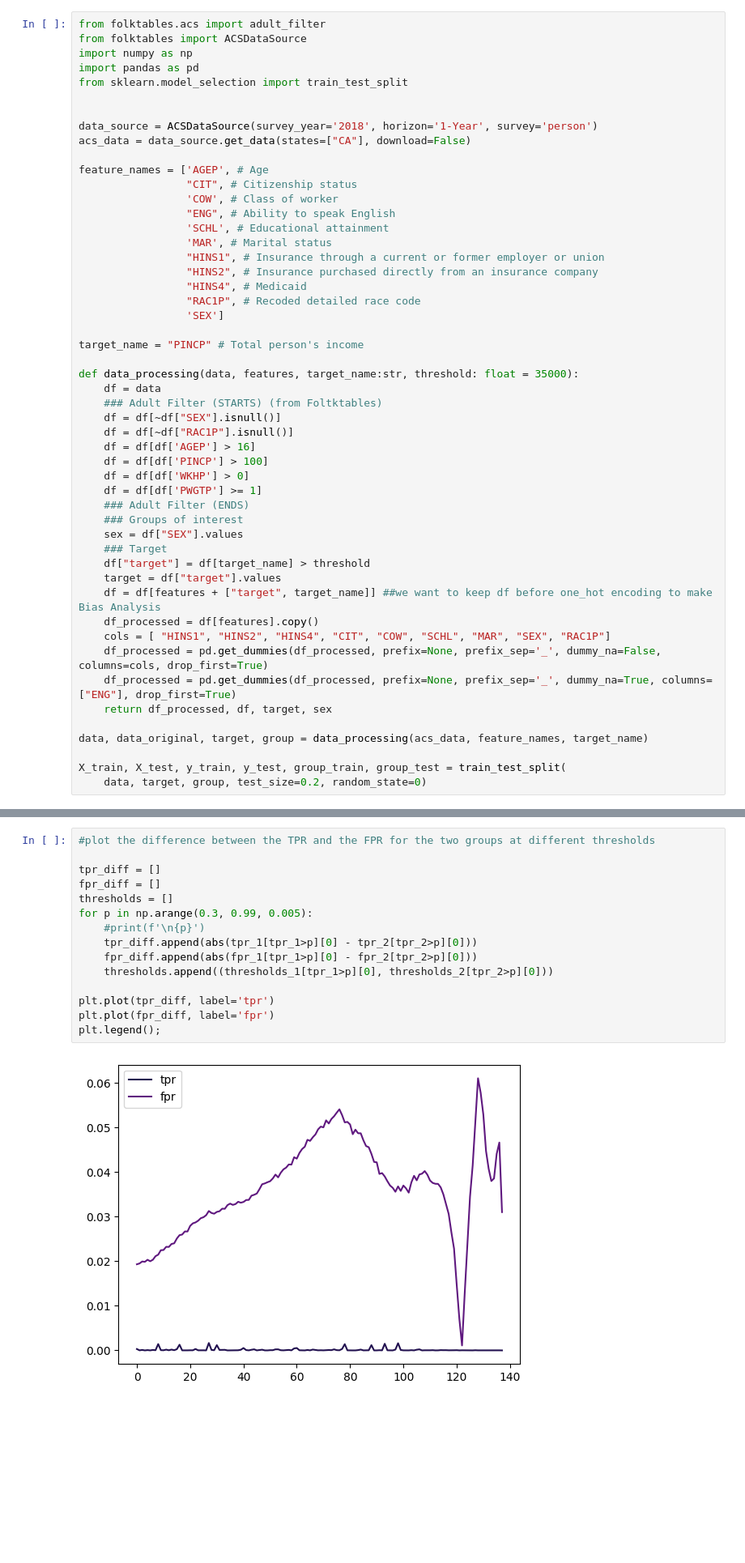
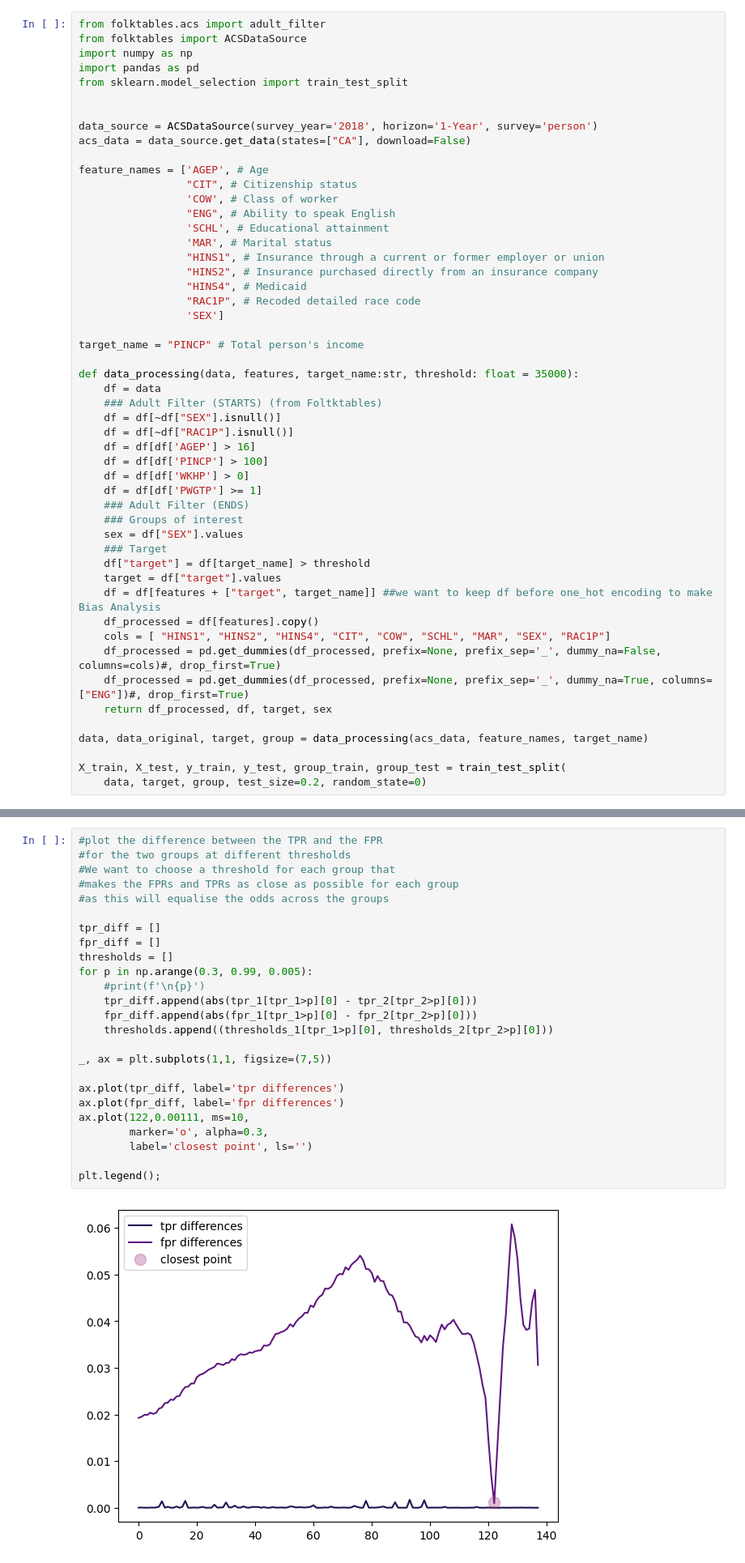
Before and after one commit to Xannadoo/Algorithmic_Fairness_Mandatories, a Jupyter notebook: Mandatory_1/afae24-assignment_sanna.ipynb, the cells around one changed output, grey strips where cells are left out. Shown at 81% size. Cells and saved outputs as stored; diff of their text form; blank space fills up the shorter version.

```diff
--- a/Mandatory_1/afae24-assignment_sanna.ipynb
+++ b/Mandatory_1/afae24-assignment_sanna.ipynb
@@ -47,8 +47,8 @@ def data_processing(data, features, target_name:str, threshold: float = 35000):
     df = df[features + ["target", target_name]] ##we want to keep df before one_hot encoding to make Bias Analysis
     df_processed = df[features].copy()
     cols = [ "HINS1", "HINS2", "HINS4", "CIT", "COW", "SCHL", "MAR", "SEX", "RAC1P"]
-    df_processed = pd.get_dummies(df_processed, prefix=None, prefix_sep='_', dummy_na=False, columns=cols, drop_first=True)
-    df_processed = pd.get_dummies(df_processed, prefix=None, prefix_sep='_', dummy_na=True, columns=["ENG"], drop_first=True)
+    df_processed = pd.get_dummies(df_processed, prefix=None, prefix_sep='_', dummy_na=False, columns=cols)#, drop_first=True)
+    df_processed = pd.get_dummies(df_processed, prefix=None, prefix_sep='_', dummy_na=True, columns=["ENG"])#, drop_first=True)
     return df_processed, df, target, sex
 
 data, data_original, target, group = data_processing(acs_data, feature_names, target_name)
@@ -385,20 +404,30 @@ plt.ylabel('TPR');
 # %%
-#plot the difference between the TPR and the FPR for the two groups at different thresholds
+#plot the difference between the TPR and the FPR
+#for the two groups at different thresholds
+#We want to choose a threshold for each group that
+#makes the FPRs and TPRs as close as possible for each group
+#as this will equalise the odds across the groups
 
 tpr_diff = []
 fpr_diff = []
 thresholds = []
 for p in np.arange(0.3, 0.99, 0.005):
     #print(f'\n{p}')
     tpr_diff.append(abs(tpr_1[tpr_1>p][0] - tpr_2[tpr_2>p][0]))
     fpr_diff.append(abs(fpr_1[tpr_1>p][0] - fpr_2[tpr_2>p][0]))
     thresholds.append((thresholds_1[tpr_1>p][0], thresholds_2[tpr_2>p][0]))
 
-plt.plot(tpr_diff, label='tpr')
-plt.plot(fpr_diff, label='fpr')
+_, ax = plt.subplots(1,1, figsize=(7,5))
+
+ax.plot(tpr_diff, label='tpr differences')
+ax.plot(fpr_diff, label='fpr differences')
+ax.plot(122,0.00111, ms=10,
+        marker='o', alpha=0.3,
+        label='closest point', ls='')
+
 plt.legend();
 # %% [output]
-[figure, old version]
+[figure, new version]
 # %%
 #choose the point with smallest differences between the groups tpr, and fpr rates.
 
```
Also changed, not shown: parts of 18 cells of this notebook.
